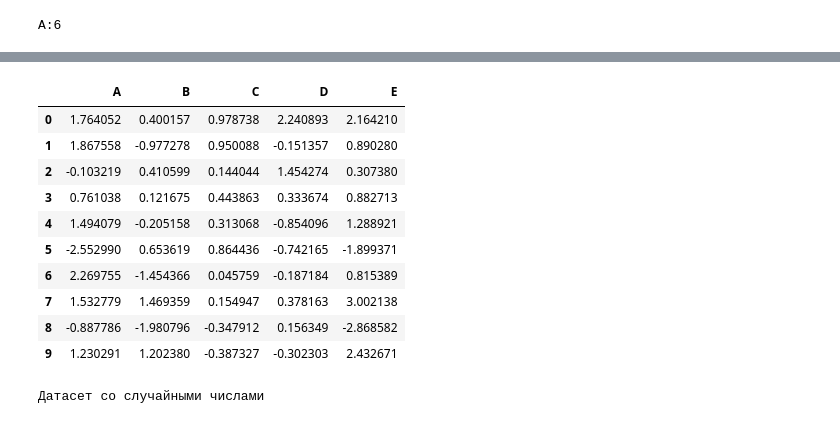
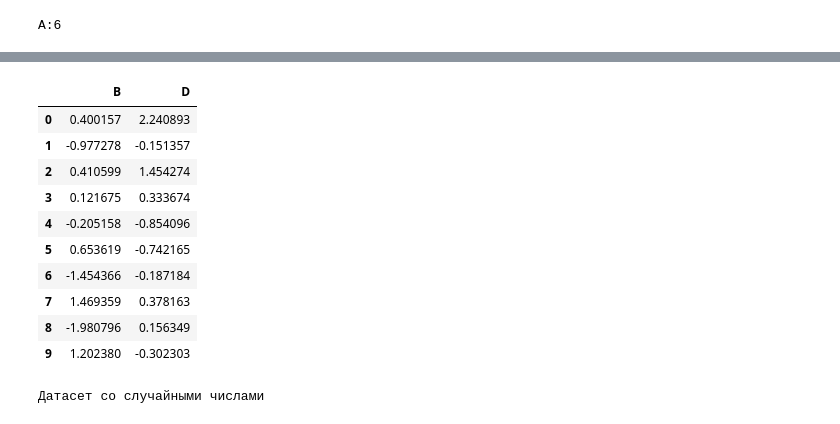
Before and after one commit to AndrewVolkova/PythonDS, a Jupyter notebook: DS/Pandas/styling.ipynb, the cells around one changed output, grey strips where cells are left out. Drawn from its saved outputs; the diff is of its cells as text; code cells hidden in the pictures.

```diff
--- a/DS/Pandas/styling.ipynb
+++ b/DS/Pandas/styling.ipynb
@@ -63,3 +79,5 @@ df2.apply(lambda x: x.round(6))
+# %%
+df2 = df.copy()
 # %% [markdown]
 ## 2. Форматирование отображения вывода данных
 # %%
@@ -95 +116,3 @@ def highlight_min(s, props=''):
+# %%
+df2['E'] = df2.A + df2.D
 # %%
@@ -127,19 +173,17 @@ df2.style.apply(highlight_min, props = 'background-color: darkred; color:white;
 # %%
-# Для стандартных желаний, уже есть предопределенные функции
-df2.style.highlight_max(props='background-color:darkorange; color:black', axis=None)
-# df2.style.hide(subset=(df2.columns.values[slice(0,10,2)]), axis = 1)
+df2.style.hide(subset = df2.columns[slice(0,10,2)], axis = 1)
 # %% [output]
-|  | A | B | C | D | E |
-| 0 | 1.764052 | 0.400157 | 0.978738 | 2.240893 | 2.164210 |
-| 1 | 1.867558 | -0.977278 | 0.950088 | -0.151357 | 0.890280 |
-| 2 | -0.103219 | 0.410599 | 0.144044 | 1.454274 | 0.307380 |
-| 3 | 0.761038 | 0.121675 | 0.443863 | 0.333674 | 0.882713 |
-| 4 | 1.494079 | -0.205158 | 0.313068 | -0.854096 | 1.288921 |
-| 5 | -2.552990 | 0.653619 | 0.864436 | -0.742165 | -1.899371 |
-| 6 | 2.269755 | -1.454366 | 0.045759 | -0.187184 | 0.815389 |
-| 7 | 1.532779 | 1.469359 | 0.154947 | 0.378163 | 3.002138 |
-| 8 | -0.887786 | -1.980796 | -0.347912 | 0.156349 | -2.868582 |
-| 9 | 1.230291 | 1.202380 | -0.387327 | -0.302303 | 2.432671 |
+|  | B | D |
+| 0 | 0.400157 | 2.240893 |
+| 1 | -0.977278 | -0.151357 |
+| 2 | 0.410599 | 1.454274 |
+| 3 | 0.121675 | 0.333674 |
+| 4 | -0.205158 | -0.854096 |
+| 5 | 0.653619 | -0.742165 |
+| 6 | -1.454366 | -0.187184 |
+| 7 | 1.469359 | 0.378163 |
+| 8 | -1.980796 | 0.156349 |
+| 9 | 1.202380 | -0.302303 |
 # %%
 df2 = df.copy()
 s2 = df2.style.set_caption('Датасет со случайными числами')
```
Also changed, not shown: parts of 28 cells of this notebook.
